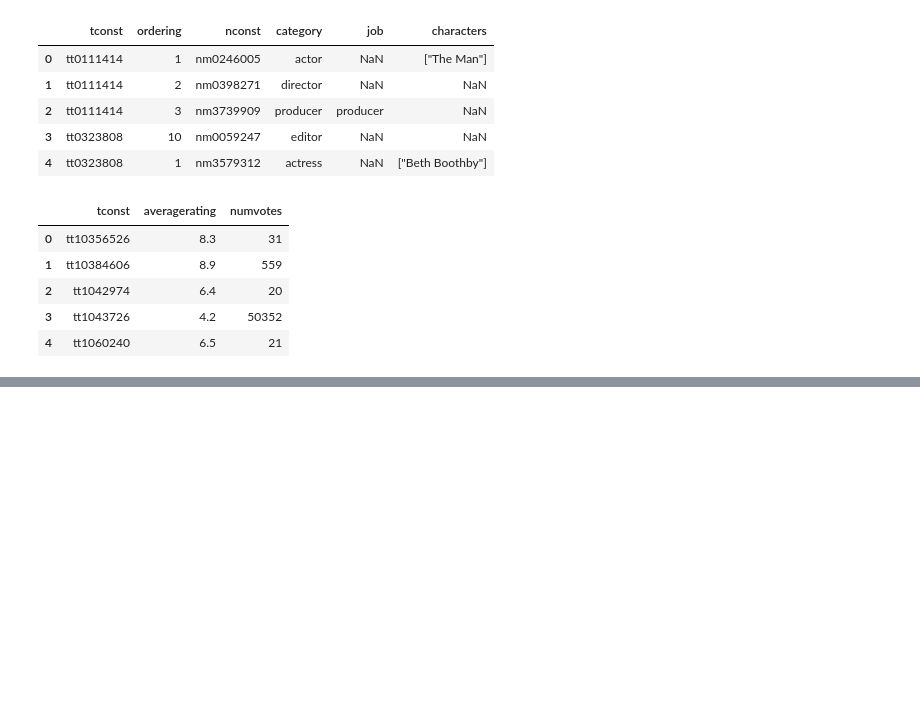
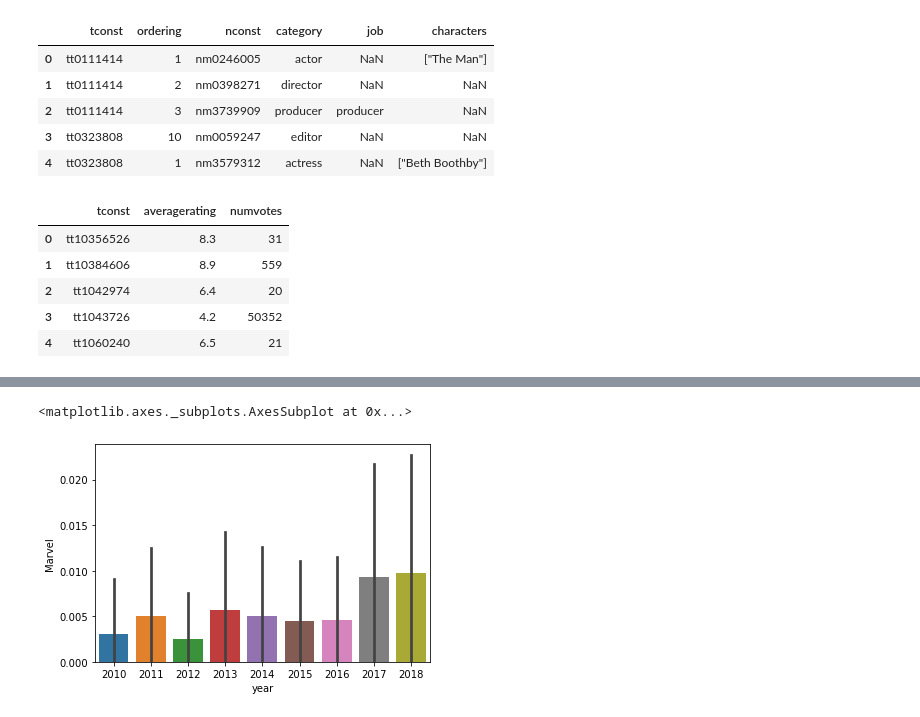
Before and after one commit to RipPhillip/dsc-phase-1-project, a Jupyter notebook: Project 1-Ripton.ipynb, the cells around one changed output, grey strips where cells are left out. Saved outputs shown, nothing was run; the diff lists cells and outputs as text; code cells hidden in the pictures; blank space fills up the shorter version.

```diff
--- a/Project 1-Ripton.ipynb
+++ b/Project 1-Ripton.ipynb
@@ -152,0 +216,7 @@ rt_movie_info_df.head()
+# %%
+sns.barplot(x='year', y='Marvel',
+            data=with_studio_budget_df.sort_values(by='domestic_gross_x',
+                                                  ascending=False))
+# %% [output]
+<matplotlib.axes._subplots.AxesSubplot at 0x...>
+[figure, added]
```
Also changed, not shown: parts of 42 cells of this notebook, 1 other file.
